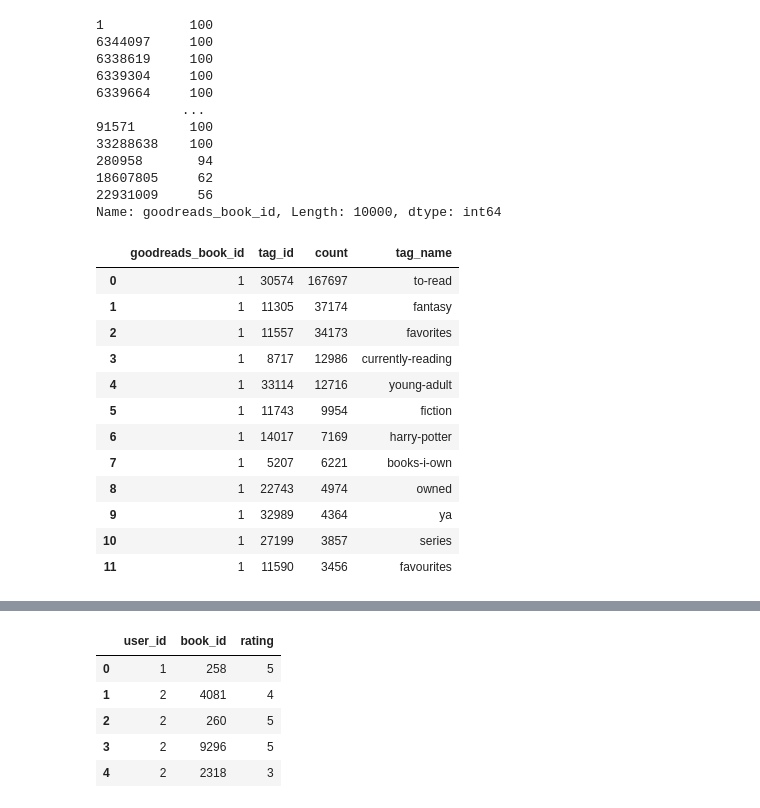
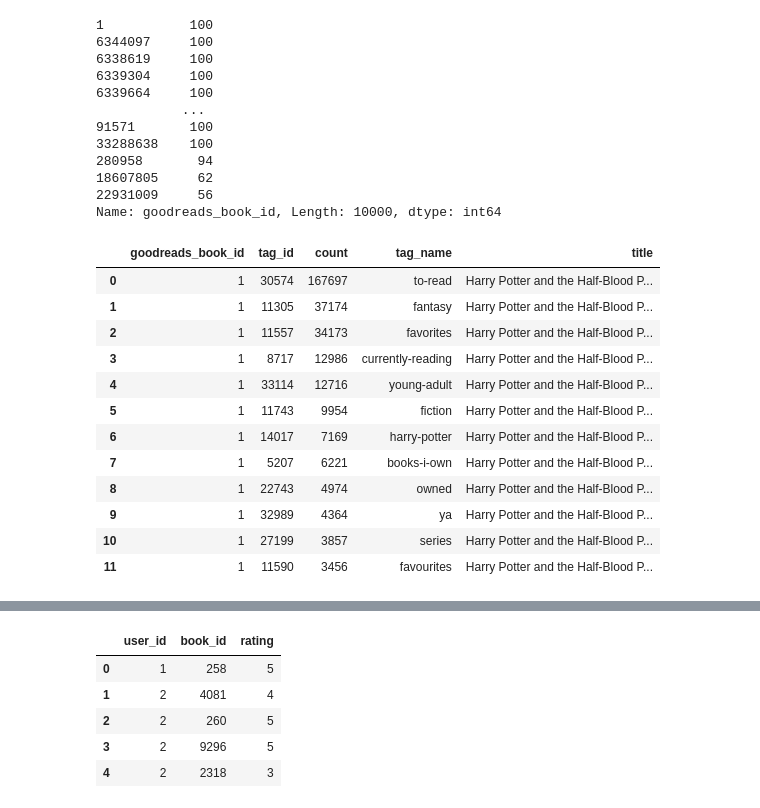
Before and after one commit to CamelSal/BookRecommender, a Jupyter notebook: CapstoneEDA.ipynb, the cells around one changed output, grey strips where cells are left out. Saved outputs shown, nothing was run; the diff lists cells and outputs as text; code cells hidden in the pictures.

```diff
--- a/CapstoneEDA.ipynb
+++ b/CapstoneEDA.ipynb
@@ -89,0 +79,3 @@ Name: authors, dtype: int64
+# %%
+book_df.drop(columns=['isbn','original_title'],inplace = True)
+book_df.head()
@@ -89,0 +89,4 @@ Name: authors, dtype: int64
+# %%
+book_df.drop(columns=['language_code'],inplace = True)
+book_df = pd.merge(book_df, booke_df[['book_id','language_code']] ,on ='book_id',how = 'left')
+book_df.info()
@@ -89,0 +131,24 @@ Name: authors, dtype: int64
+# %%
+book_df.loc[219,'original_publication_year'] = 2008
+book_df.loc[975,'original_publication_year'] = 1996
+book_df.loc[3505,'original_publication_year'] = 2003
+book_df.loc[4228,'original_publication_year'] = 2003
+book_df.loc[4247,'original_publication_year'] = 2009
+book_df.loc[4409,'original_publication_year'] = 2003
+book_df.loc[4707,'original_publication_year'] = 2010
+book_df.loc[4770,'original_publication_year'] = 2009
+book_df.loc[4877,'original_publication_year'] = 2013
+book_df.loc[5609,'original_publication_year'] = 2004
+book_df.loc[5871,'original_publication_year'] = 1858
+book_df.loc[6428,'original_publication_year'] = 2006
+book_df.loc[7190,'original_publication_year'] = 2010
+book_df.loc[7215,'original_publication_year'] = 1982
+book_df.loc[7416,'original_publication_year'] = 2012
+book_df.loc[7645,'original_publication_year'] = 2000
+book_df.loc[8476,'original_publication_year'] = 1974
+book_df.loc[9196,'original_publication_year'] = 1939
+book_df.loc[9510,'original_publication_year'] = 2009
+book_df.loc[9533,'original_publication_year'] = 2007
+book_df.loc[9928,'original_publication_year'] = 2009
+
+book_df['original_publication_year'].isna().sum()
@@ -89,0 +157,3 @@ Name: authors, dtype: int64
+# %%
+book_df.drop(columns=['isbn13'],inplace = True)
+book_df.info()
@@ -148,20 +334,21 @@ book_tags_df['goodreads_book_id'].value_counts()
 Name: goodreads_book_id, Length: 10000, dtype: int64
 # %%
 book_tags_df2 = pd.merge(book_tags_df, tags_df, on = 'tag_id', how = 'left')
+book_tags_df2 = pd.merge(book_tags_df2, book_df[['goodreads_book_id','title']], on = 'goodreads_book_id', how = 'left')
 
 book_tags_df2.head(12)
 # %% [output]
-|  | goodreads_book_id | tag_id | count | tag_name |
-| 0 | 1 | 30574 | 167697 | to-read |
-| 1 | 1 | 11305 | 37174 | fantasy |
-| 2 | 1 | 11557 | 34173 | favorites |
-| 3 | 1 | 8717 | 12986 | currently-reading |
-| 4 | 1 | 33114 | 12716 | young-adult |
-| 5 | 1 | 11743 | 9954 | fiction |
-| 6 | 1 | 14017 | 7169 | harry-potter |
-| 7 | 1 | 5207 | 6221 | books-i-own |
-| 8 | 1 | 22743 | 4974 | owned |
-| 9 | 1 | 32989 | 4364 | ya |
-| 10 | 1 | 27199 | 3857 | series |
-| 11 | 1 | 11590 | 3456 | favourites |
+|  | goodreads_book_id | tag_id | count | tag_name | title |
+| 0 | 1 | 30574 | 167697 | to-read | Harry Potter and the Half-Blood P... |
+| 1 | 1 | 11305 | 37174 | fantasy | Harry Potter and the Half-Blood P... |
+| 2 | 1 | 11557 | 34173 | favorites | Harry Potter and the Half-Blood P... |
+| 3 | 1 | 8717 | 12986 | currently-reading | Harry Potter and the Half-Blood P... |
+| 4 | 1 | 33114 | 12716 | young-adult | Harry Potter and the Half-Blood P... |
+| 5 | 1 | 11743 | 9954 | fiction | Harry Potter and the Half-Blood P... |
+| 6 | 1 | 14017 | 7169 | harry-potter | Harry Potter and the Half-Blood P... |
+| 7 | 1 | 5207 | 6221 | books-i-own | Harry Potter and the Half-Blood P... |
+| 8 | 1 | 22743 | 4974 | owned | Harry Potter and the Half-Blood P... |
+| 9 | 1 | 32989 | 4364 | ya | Harry Potter and the Half-Blood P... |
+| 10 | 1 | 27199 | 3857 | series | Harry Potter and the Half-Blood P... |
+| 11 | 1 | 11590 | 3456 | favourites | Harry Potter and the Half-Blood P... |
 # %%
```
Also changed, not shown: parts of 29 cells of this notebook.
